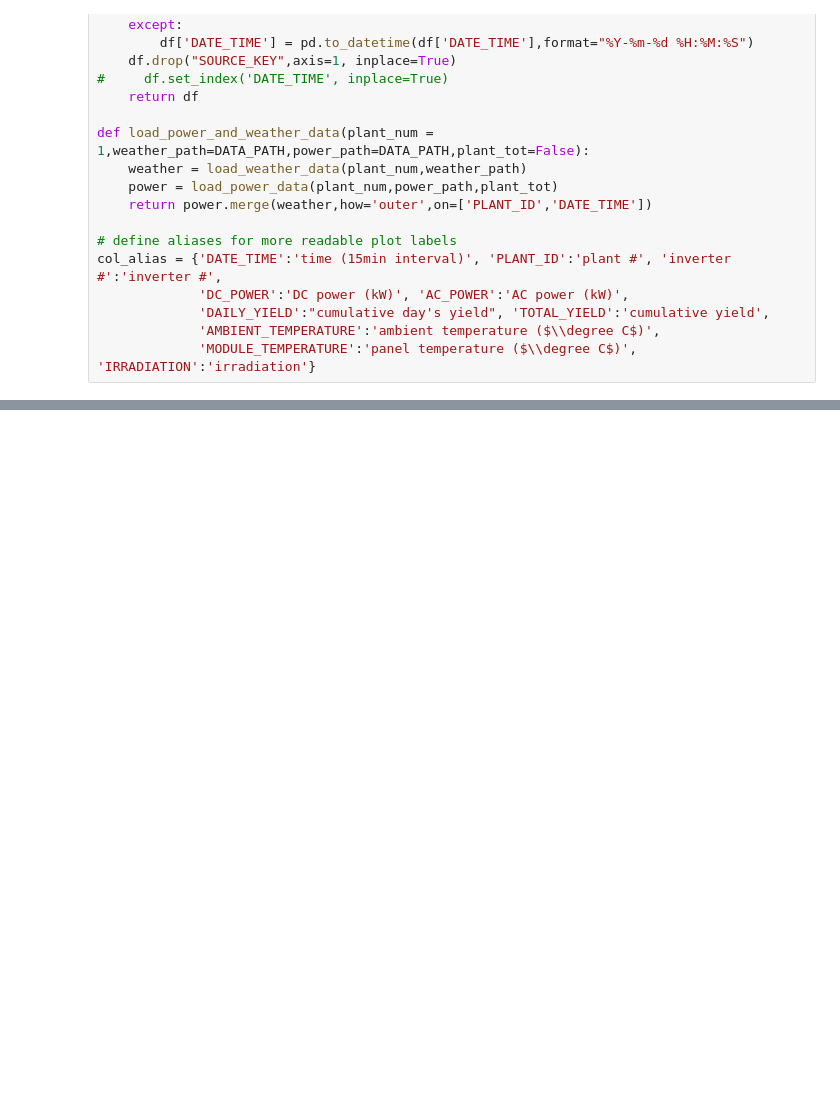
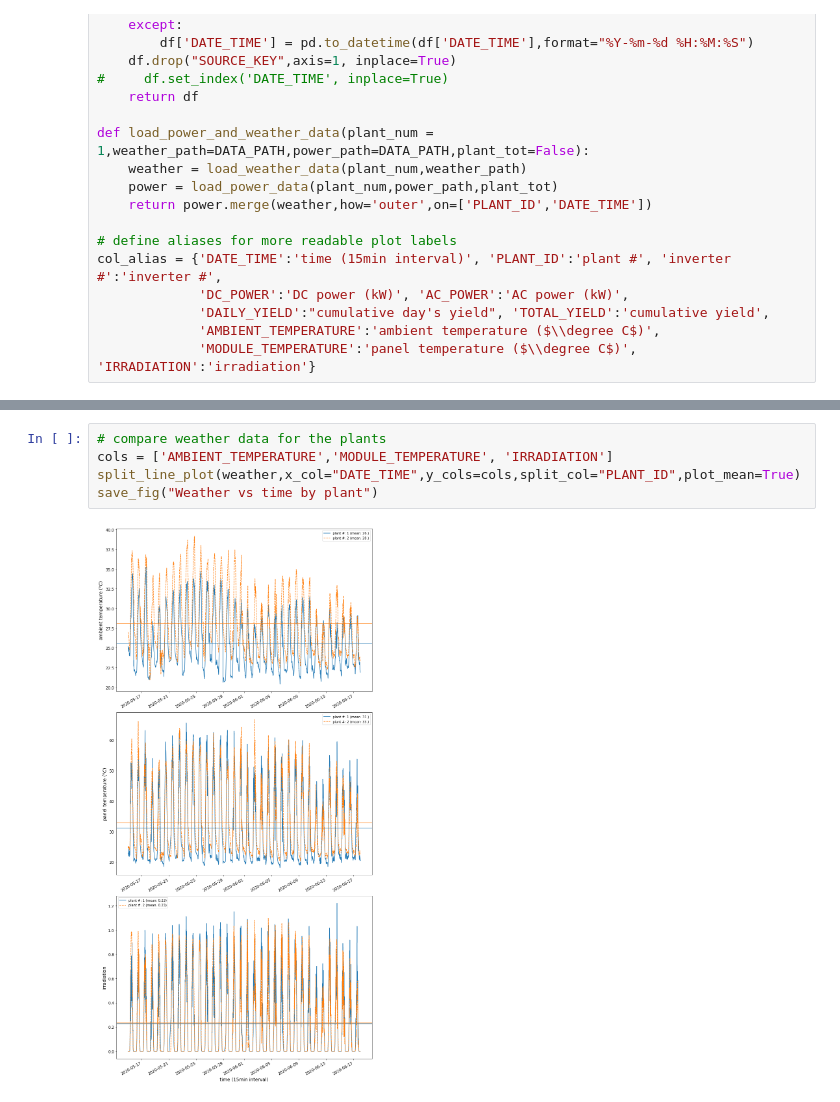
Before and after one commit to Reiff/Kaggle-Dataset-Work, a Jupyter notebook: Solar_Power_Generation_Data/solar_power_data_exp_and_model_training.ipynb, the cells around one changed output, grey strips where cells are left out. Saved outputs shown, nothing was run; the diff lists cells and outputs as text; blank space fills up the shorter version.

Commit message:
further exploration
correlations, data vs time of day
added function for split-plotting
brainstorming

```diff
--- a/Solar_Power_Generation_Data/solar_power_data_exp_and_model_training.ipynb
+++ b/Solar_Power_Generation_Data/solar_power_data_exp_and_model_training.ipynb
@@ -249,0 +264,7 @@ save_fig("Power vs time by plant")
+# %%
+# compare weather data for the plants
+cols = ['AMBIENT_TEMPERATURE','MODULE_TEMPERATURE', 'IRRADIATION']
+split_line_plot(weather,x_col="DATE_TIME",y_cols=cols,split_col="PLANT_ID",plot_mean=True)
+save_fig("Weather vs time by plant")
+# %% [output]
+[figure, added]
```
Also changed, not shown: parts of 15 cells of this notebook, 7 other files.
